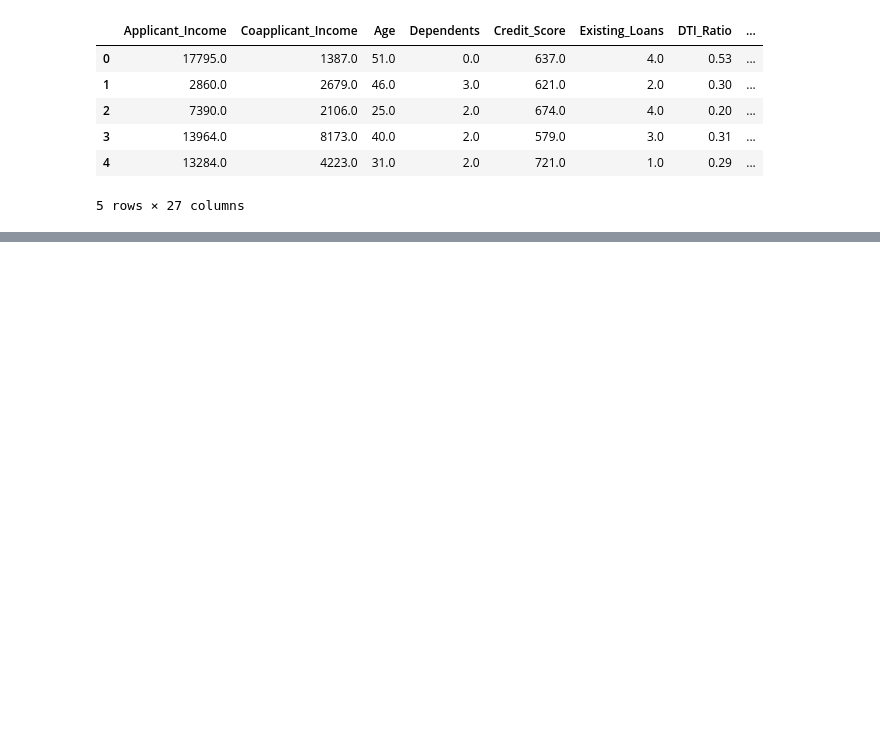
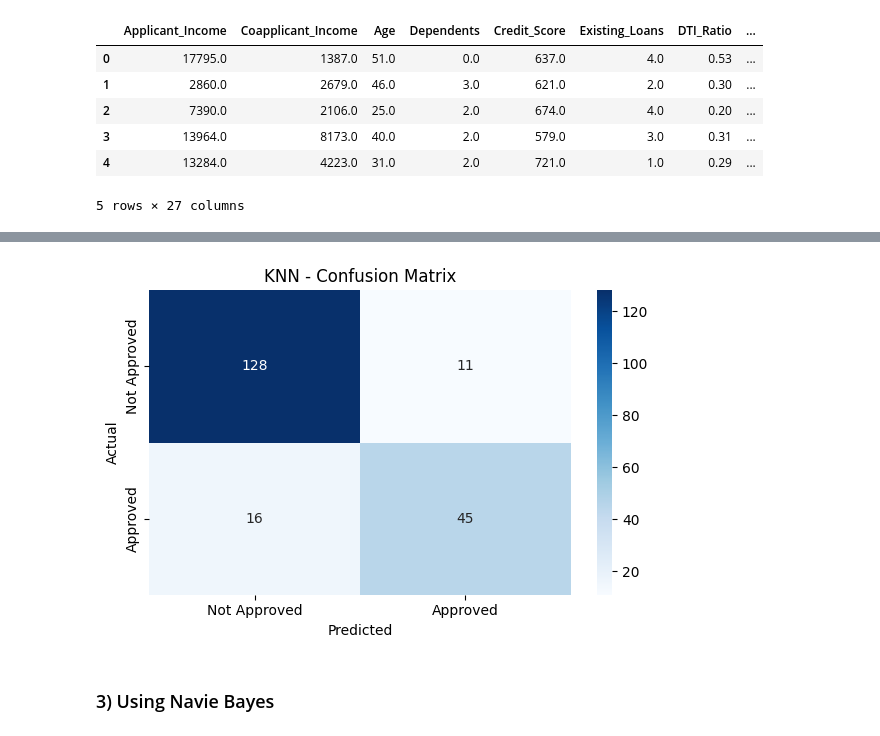
Before and after one commit to Shayan1064/machine-learning-journey, a Jupyter notebook: Day 17/Untitled.ipynb, the cells around one changed output, grey strips where cells are left out. Cells and saved outputs as stored; diff of their text form; code cells hidden in the pictures; blank space fills up the shorter version.

```diff
--- a/Day 17/Untitled.ipynb
+++ b/Day 17/Untitled.ipynb
@@ -318,0 +364,23 @@ Index(['Applicant_Income', 'Coapplicant_Income', 'Employment_Status', 'Age',
+# %%
+from sklearn.metrics import (
+    accuracy_score,
+    precision_score,
+    recall_score,
+    f1_score,
+    confusion_matrix
+)
+
+accuracy = accuracy_score(y_test, y_pred)
+precision = precision_score(y_test, y_pred)
+recall = recall_score(y_test, y_pred)
+f1 = f1_score(y_test, y_pred)
+
+cm = confusion_matrix(y_test, y_pred)
+
+print(f"Accuracy: {accuracy * 100:.2f}%")
+print(f"Precision: {precision * 100:.2f}%")
+print(f"Recall: {recall * 100:.2f}%")
+print(f"F1 Score: {f1 * 100:.2f}%")
+
+print("\nConfusion Matrix:")
+print(cm)
@@ -318,0 +396,25 @@ Index(['Applicant_Income', 'Coapplicant_Income', 'Employment_Status', 'Age',
+# %%
+import matplotlib.pyplot as plt
+import seaborn as sns
+
+plt.figure(figsize=(6, 4))
+
+sns.heatmap(
+    cm,
+    annot=True,
+    fmt='d',
+    cmap='Blues',
+    xticklabels=['Not Approved', 'Approved'],
+    yticklabels=['Not Approved', 'Approved']
+)
+
+plt.xlabel("Predicted")
+plt.ylabel("Actual")
+plt.title("KNN - Confusion Matrix")
+
+plt.tight_layout()
+plt.show()
+# %% [output]
+[figure, added]
+# %% [markdown]
+### 3) Using Navie Bayes
```
Also changed, not shown: parts of 12 cells of this notebook.
